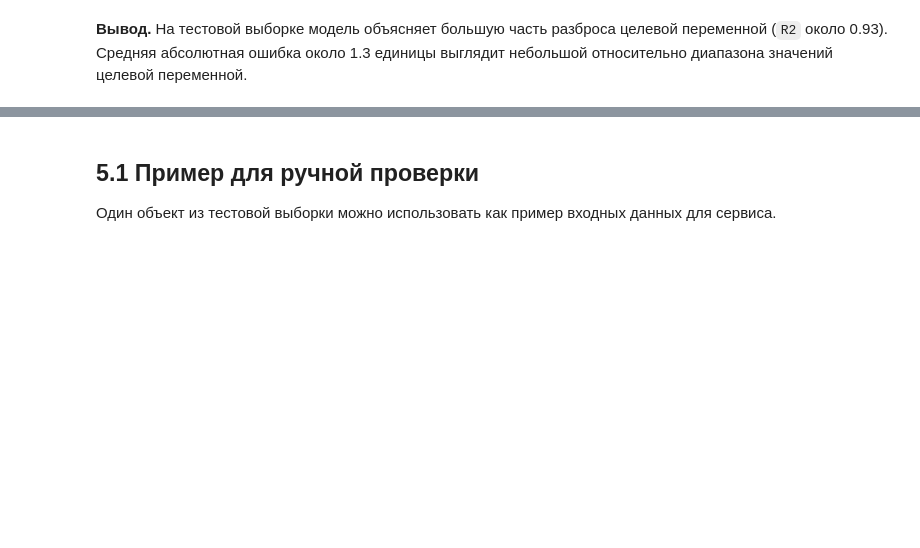
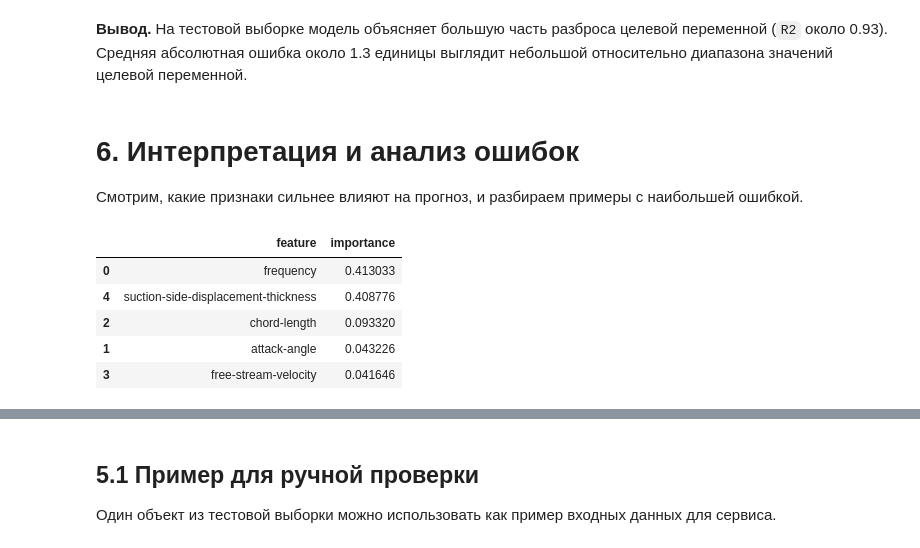
Before and after one commit to nepridumalnik/it-lms-course, a Jupyter notebook: final/task.ipynb, the cells around one changed output, grey strips where cells are left out. Cells and saved outputs as stored; diff of their text form; code cells hidden in the pictures; blank space fills up the shorter version.

```diff
--- a/final/task.ipynb
+++ b/final/task.ipynb
@@ -446,3 +446,24 @@ metrics
 | 3 | R2 | 0.934893 |
 # %% [markdown]
 **Вывод.** На тестовой выборке модель объясняет большую часть разброса целевой переменной (`R2` около 0.93). Средняя абсолютная ошибка около 1.3 единицы выглядит небольшой относительно диапазона значений целевой переменной.
+# %% [markdown]
+# 6. Интерпретация и анализ ошибок
+
+Смотрим, какие признаки сильнее влияют на прогноз, и разбираем примеры с наибольшей ошибкой.
+# %%
+if hasattr(best_model, "feature_importances_"):
+    importance = pd.DataFrame({
+        "feature": TRAIN_COLUMNS,
+        "importance": best_model.feature_importances_,
+    }).sort_values("importance", ascending=False)
+else:
+    importance = pd.DataFrame(columns=["feature", "importance"])
+
+importance
+# %% [output]
+|  | feature | importance |
+| 0 | frequency | 0.413033 |
+| 4 | suction-side-displacement-thickness | 0.408776 |
+| 2 | chord-length | 0.093320 |
+| 1 | attack-angle | 0.043226 |
+| 3 | free-stream-velocity | 0.041646 |
```
Also changed, not shown: parts of 4 cells of this notebook.
